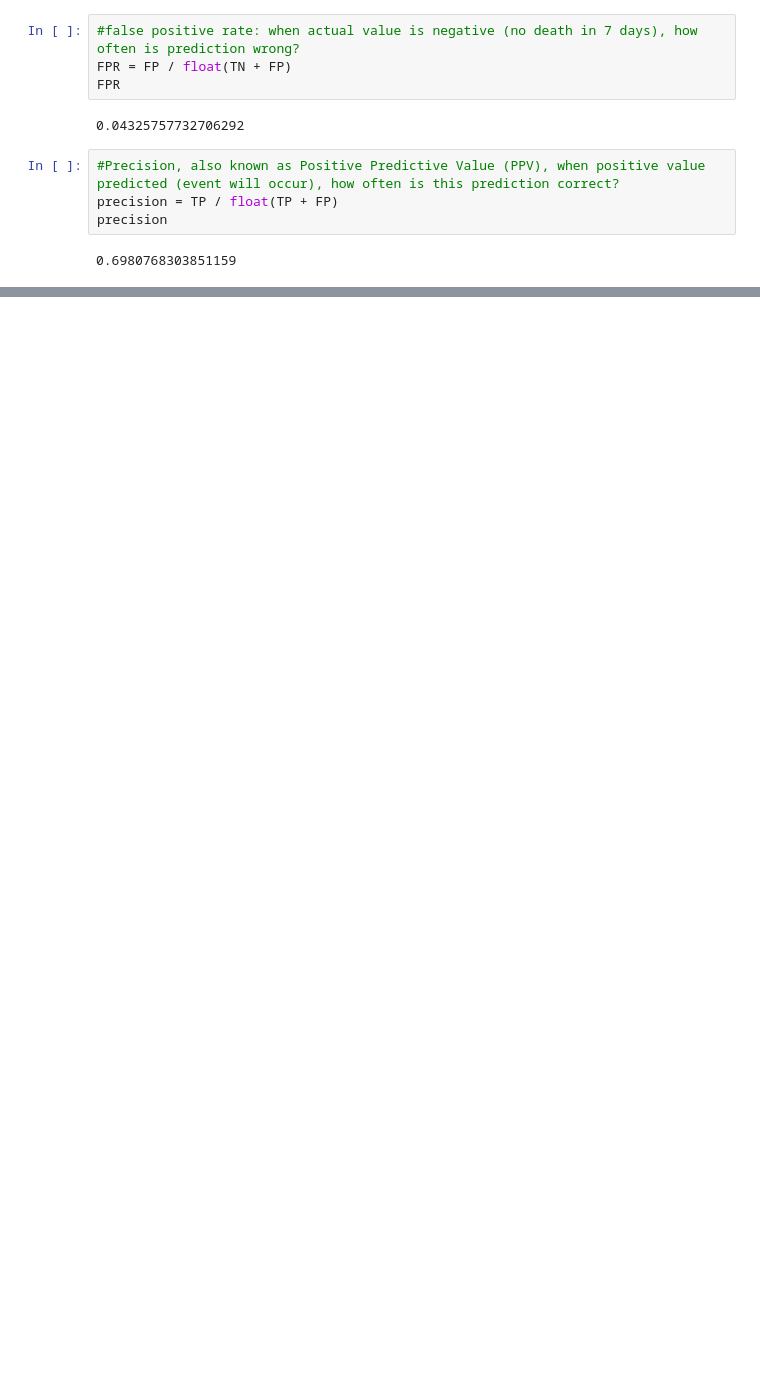
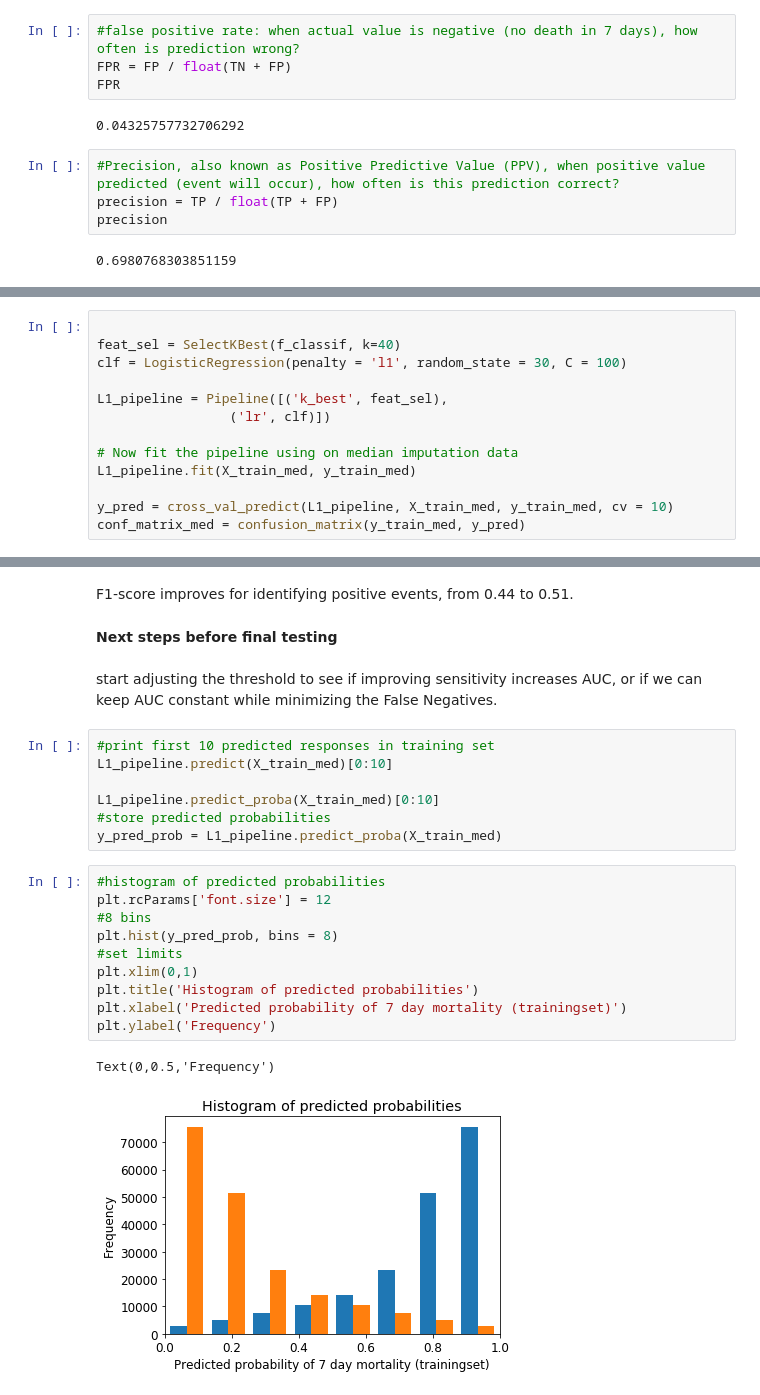
Before and after one commit to mark-mediware/carepoint, a Jupyter notebook: model_selection_v1.ipynb, the cells around one changed output, grey strips where cells are left out. Saved outputs shown, nothing was run; the diff lists cells and outputs as text; blank space fills up the shorter version.

Commit message:
continued L1 Testing

```diff
--- a/model_selection_v1.ipynb
+++ b/model_selection_v1.ipynb
@@ -309,0 +328,13 @@ Sensitivity was pretty low and I think can be improved a bit, even with sacrific
+# %%
+
+feat_sel = SelectKBest(f_classif, k=40)
+clf = LogisticRegression(penalty = 'l1', random_state = 30, C = 100)
+
+L1_pipeline = Pipeline([('k_best', feat_sel),
+                 ('lr', clf)])
+
+# Now fit the pipeline using on median imputation data
+L1_pipeline.fit(X_train_med, y_train_med)
+
+y_pred = cross_val_predict(L1_pipeline, X_train_med, y_train_med, cv = 10)
+conf_matrix_med = confusion_matrix(y_train_med, y_pred)
@@ -309,0 +404,25 @@ Sensitivity was pretty low and I think can be improved a bit, even with sacrific
+# %% [markdown]
+F1-score improves for identifying positive events, from 0.44 to 0.51.
+# %% [markdown]
+**Next steps before final testing**<br><br>
+start adjusting the threshold to see if improving sensitivity increases AUC, or if we can keep AUC constant while minimizing the False Negatives.
+# %%
+#print first 10 predicted responses in training set
+L1_pipeline.predict(X_train_med)[0:10]
+
+L1_pipeline.predict_proba(X_train_med)[0:10]
+#store predicted probabilities
+y_pred_prob = L1_pipeline.predict_proba(X_train_med)
+# %%
+#histogram of predicted probabilities
+plt.rcParams['font.size'] = 12
+#8 bins
+plt.hist(y_pred_prob, bins = 8)
+#set limits
+plt.xlim(0,1)
+plt.title('Histogram of predicted probabilities')
+plt.xlabel('Predicted probability of 7 day mortality (trainingset)')
+plt.ylabel('Frequency')
+# %% [output]
+Text(0,0.5,'Frequency')
+[figure, added]
```
Also changed, not shown: parts of 30 cells of this notebook.
